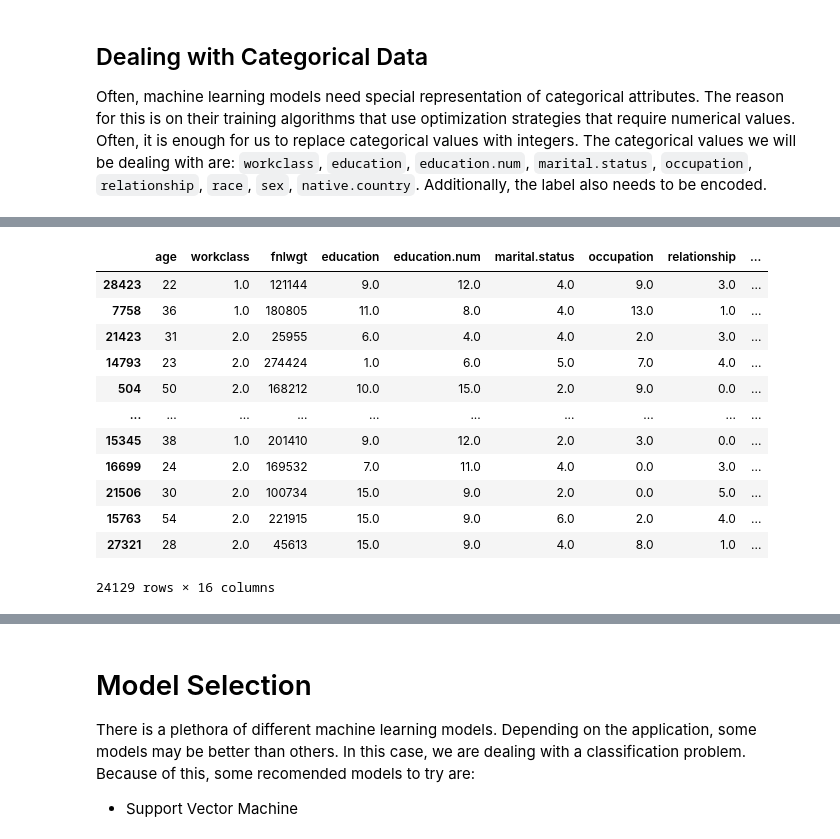
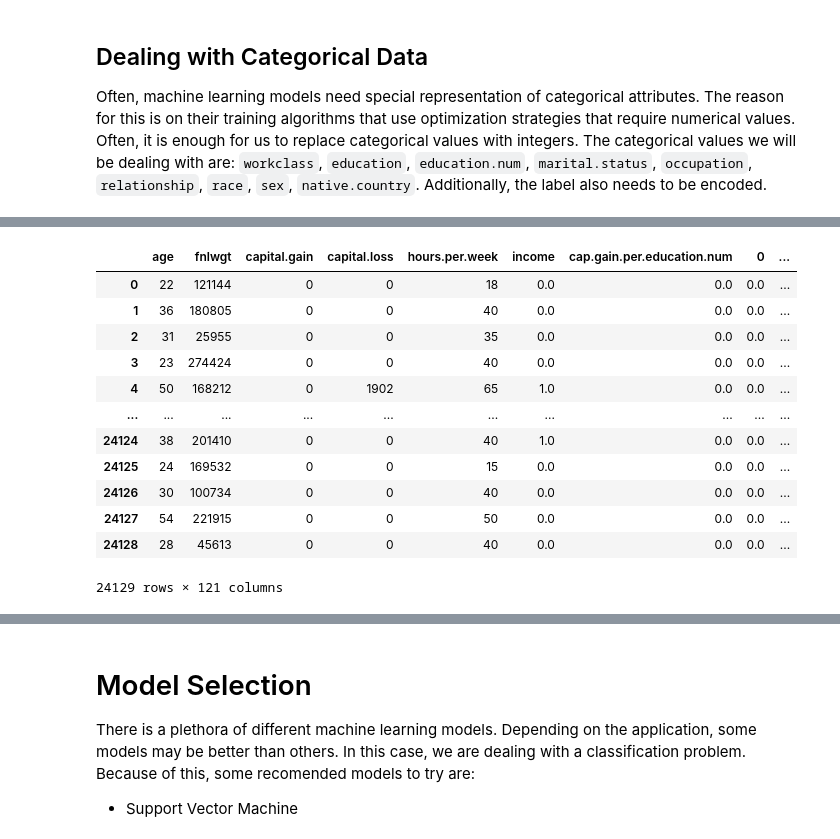
Before and after one commit to aguilarjose11/OUAIxHacklahomaMLDSWorkshop, a Jupyter notebook: Adult.ipynb, the cells around one changed output, grey strips where cells are left out. Drawn from its saved outputs; the diff is of its cells as text; code cells hidden in the pictures.

```diff
--- a/Adult.ipynb
+++ b/Adult.ipynb
@@ -471,6 +473,8 @@ split = StratifiedShuffleSplit(n_splits=1, test_size=0.2, random_state=42)
 for train_i, test_i in split.split(adult, adult[attrib]):
     strat_train_set = adult.loc[train_i]
     strat_test_set = adult.loc[test_i]
+strat_train_set.reset_index(inplace=True, drop=True)
+strat_test_set.reset_index(inplace=True, drop=True)
 # %% [markdown]
 ## Dealing with Categorical Data
 
@@ -478,24 +506,43 @@ Often, machine learning models need special representation of categorical attrib
 # %%
 from sklearn.preprocessing import OneHotEncoder
 cat_attrs = ['workclass', 'education', 'education.num', 'marital.status', 'occupation',
-             'relationship', 'race', 'sex', 'native.country', 'income']
+             'relationship', 'race', 'sex', 'native.country']
+
+ohe = OneHotEncoder()
+ohe.fit(adult[cat_attrs])
+ohe_train = pd.DataFrame(ohe.transform(strat_train_set[cat_attrs]).toarray())
+ohe_test = pd.DataFrame(ohe.transform(strat_test_set[cat_attrs]).toarray())
+
+# Drop categorical data
+strat_train_set.drop(cat_attrs, axis=1, inplace=True)
+strat_test_set.drop(cat_attrs, axis=1, inplace=True)
+
+# Replace with one-hot encoded data
+strat_train_set = strat_train_set.join(ohe_train)
+strat_test_set = strat_test_set.join(ohe_test)
+
+# Encode income as an ordinal value.
 oe = OrdinalEncoder()
-strat_train_set[cat_attrs] = oe.fit_transform(strat_train_set[cat_attrs])
-strat_test_set[cat_attrs] = oe.fit_transform(strat_test_set[cat_attrs])
+strat_train_set['income'] = oe.fit_transform(strat_train_set[['income']])
+strat_test_set['income'] = oe.fit_transform(strat_test_set[['income']])
+
+# Kepp column names as string
+strat_train_set.columns = strat_train_set.columns.astype(str)
+strat_test_set.columns = strat_test_set.columns.astype(str)
 # %%
-strat_train_set
+strat_train_set.head()
 # %% [output]
-|  | age | workclass | fnlwgt | education | education.num | marital.status | occupation | relationship | ... |
-| 28423 | 22 | 1.0 | 121144 | 9.0 | 12.0 | 4.0 | 9.0 | 3.0 | ... |
-| 7758 | 36 | 1.0 | 180805 | 11.0 | 8.0 | 4.0 | 13.0 | 1.0 | ... |
-| 21423 | 31 | 2.0 | 25955 | 6.0 | 4.0 | 4.0 | 2.0 | 3.0 | ... |
-| 14793 | 23 | 2.0 | 274424 | 1.0 | 6.0 | 5.0 | 7.0 | 4.0 | ... |
-| 504 | 50 | 2.0 | 168212 | 10.0 | 15.0 | 2.0 | 9.0 | 0.0 | ... |
+|  | age | fnlwgt | capital.gain | capital.loss | hours.per.week | income | cap.gain.per.education.num | 0 | ... |
+| 0 | 22 | 121144 | 0 | 0 | 18 | 0.0 | 0.0 | 0.0 | ... |
+| 1 | 36 | 180805 | 0 | 0 | 40 | 0.0 | 0.0 | 0.0 | ... |
+| 2 | 31 | 25955 | 0 | 0 | 35 | 0.0 | 0.0 | 0.0 | ... |
+| 3 | 23 | 274424 | 0 | 0 | 40 | 0.0 | 0.0 | 0.0 | ... |
+| 4 | 50 | 168212 | 0 | 1902 | 65 | 1.0 | 0.0 | 0.0 | ... |
 | ... | ... | ... | ... | ... | ... | ... | ... | ... | ... |
-| 15345 | 38 | 1.0 | 201410 | 9.0 | 12.0 | 2.0 | 3.0 | 0.0 | ... |
-| 16699 | 24 | 2.0 | 169532 | 7.0 | 11.0 | 4.0 | 0.0 | 3.0 | ... |
-| 21506 | 30 | 2.0 | 100734 | 15.0 | 9.0 | 2.0 | 0.0 | 5.0 | ... |
-| 15763 | 54 | 2.0 | 221915 | 15.0 | 9.0 | 6.0 | 2.0 | 4.0 | ... |
-| 27321 | 28 | 2.0 | 45613 | 15.0 | 9.0 | 4.0 | 8.0 | 1.0 | ... |
+| 24124 | 38 | 201410 | 0 | 0 | 40 | 1.0 | 0.0 | 0.0 | ... |
+| 24125 | 24 | 169532 | 0 | 0 | 15 | 0.0 | 0.0 | 0.0 | ... |
+| 24126 | 30 | 100734 | 0 | 0 | 40 | 0.0 | 0.0 | 0.0 | ... |
+| 24127 | 54 | 221915 | 0 | 0 | 50 | 0.0 | 0.0 | 0.0 | ... |
+| 24128 | 28 | 45613 | 0 | 0 | 40 | 0.0 | 0.0 | 0.0 | ... |
-24129 rows × 16 columns
+24129 rows × 121 columns
 # %%
```
Also changed, not shown: parts of 31 cells of this notebook.
